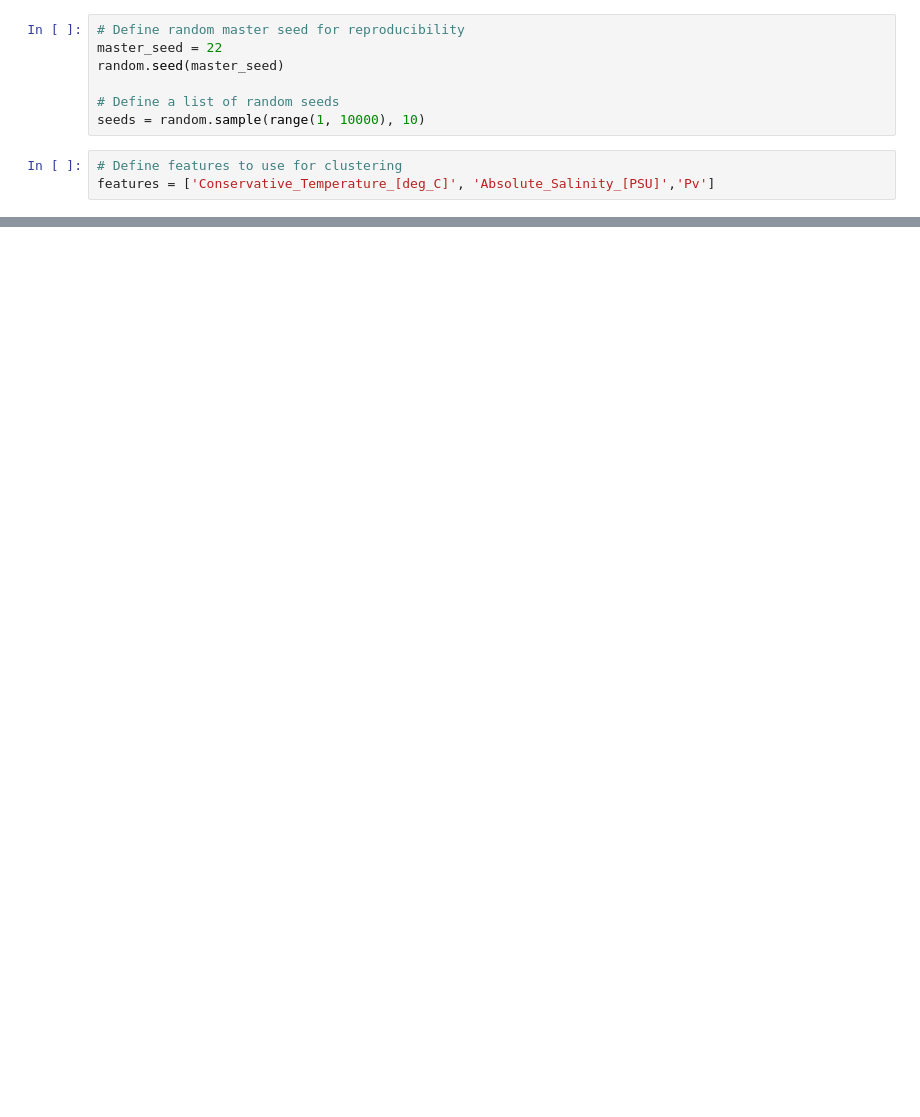
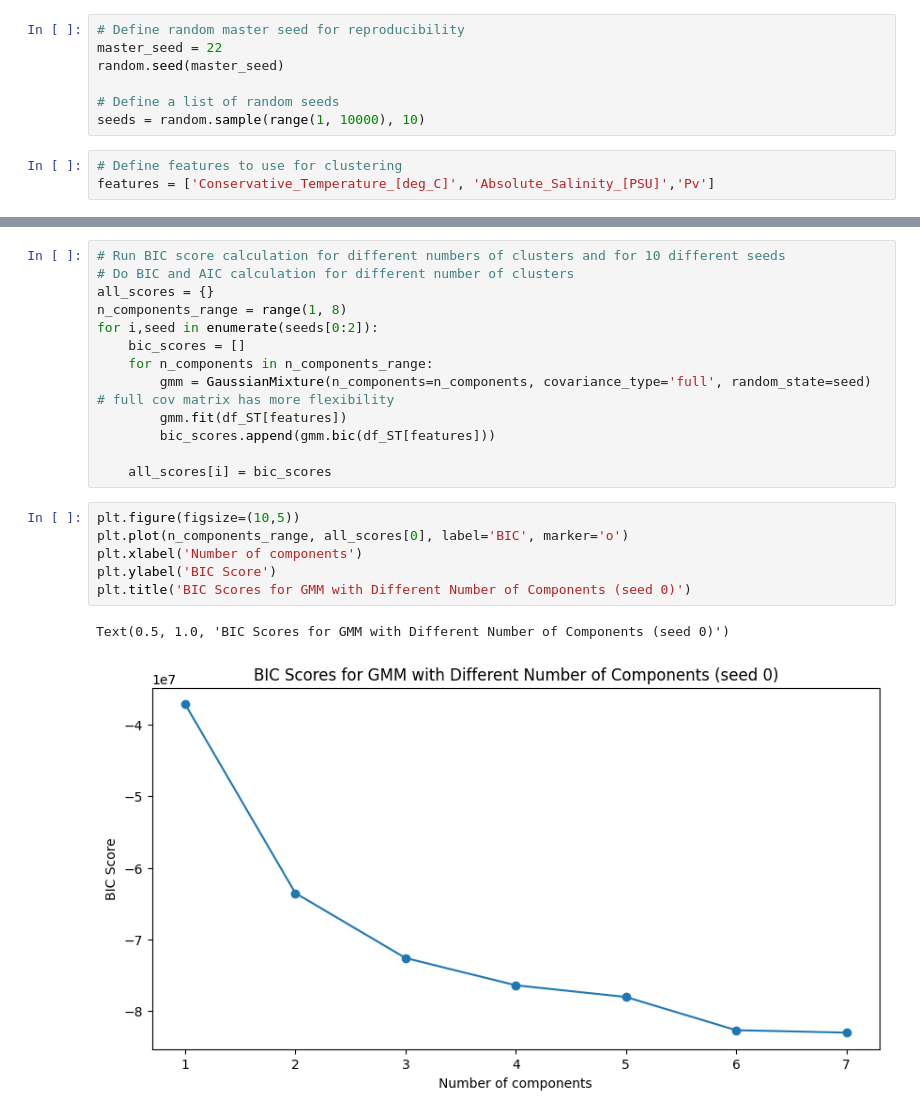
Before and after one commit to Mfdcng2/WaterMassClassification, a Jupyter notebook: Cluster_n_sensitivity/Ensemble.ipynb, the cells around one changed output, grey strips where cells are left out. Saved outputs shown, nothing was run; the diff lists cells and outputs as text; blank space fills up the shorter version.

Commit message:
Ensemble gmm (only tried 2 random seeds)

```diff
--- a/Cluster_n_sensitivity/Ensemble.ipynb
+++ b/Cluster_n_sensitivity/Ensemble.ipynb
@@ -49,0 +48,22 @@ TypeError: 'NoneType' object is not subscriptable
+# %%
+# Run BIC score calculation for different numbers of clusters and for 10 different seeds
+# Do BIC and AIC calculation for different number of clusters
+all_scores = {}
+n_components_range = range(1, 8)
+for i,seed in enumerate(seeds[0:2]):
+    bic_scores = []
+    for n_components in n_components_range:
+        gmm = GaussianMixture(n_components=n_components, covariance_type='full', random_state=seed) # full cov matrix has more flexibility
+        gmm.fit(df_ST[features])
+        bic_scores.append(gmm.bic(df_ST[features]))
+
+    all_scores[i] = bic_scores
+# %%
+plt.figure(figsize=(10,5))
+plt.plot(n_components_range, all_scores[0], label='BIC', marker='o')
+plt.xlabel('Number of components')
+plt.ylabel('BIC Score')
+plt.title('BIC Scores for GMM with Different Number of Components (seed 0)')
+# %% [output]
+Text(0.5, 1.0, 'BIC Scores for GMM with Different Number of Components (seed 0)')
+[figure, added]
```
Also changed, not shown: parts of 20 cells of this notebook, 1 other file.
